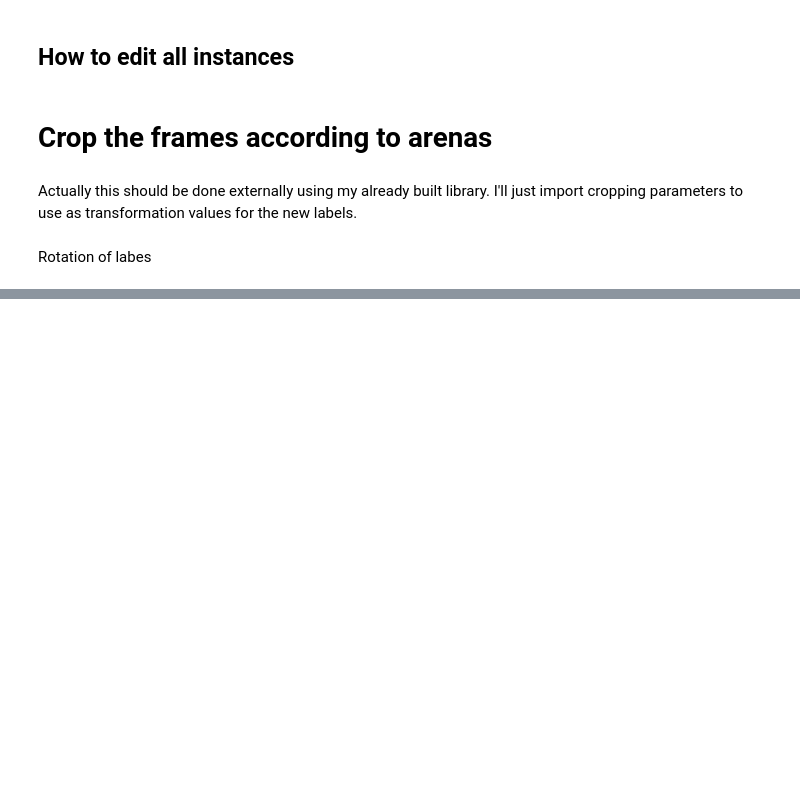
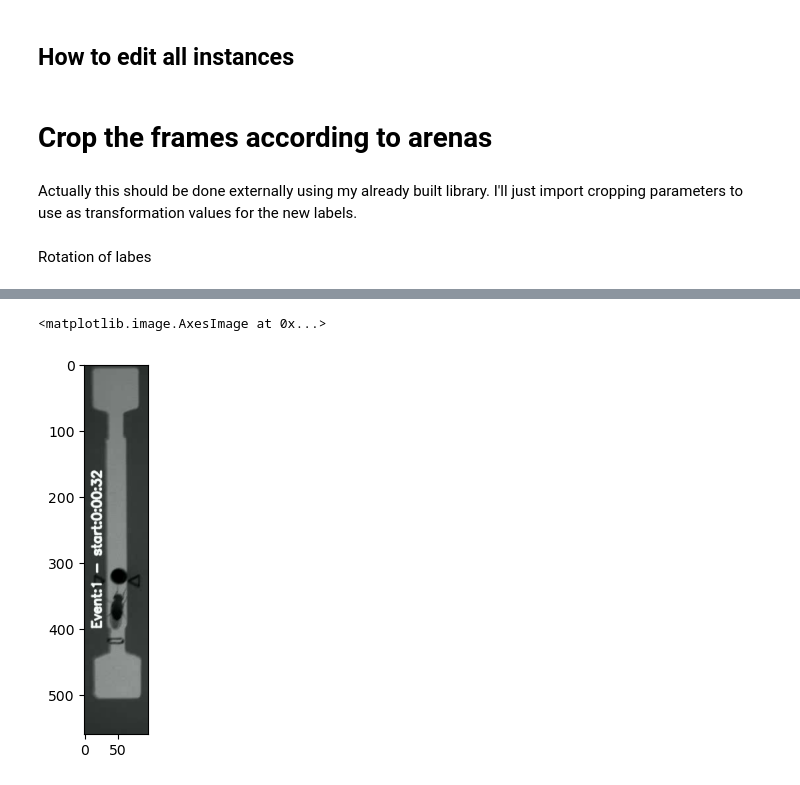
Before and after one commit to NeLy-EPFL/utils_behavior, a Jupyter notebook: Sleap_utils/sleap_datasets.ipynb, the cells around one changed output, grey strips where cells are left out. Saved outputs shown, nothing was run; the diff lists cells and outputs as text; code cells hidden in the pictures; blank space fills up the shorter version.

```diff
--- a/Sleap_utils/sleap_datasets.ipynb
+++ b/Sleap_utils/sleap_datasets.ipynb
@@ -451,0 +473,4 @@ for i in range(len(frame0.instances)):
+# %%
+labels = sleap.Labels.load_file(
+    "/mnt/upramdya_data/_Tracking_models/Sleap/mazerecorder/FlyTracking/FullBody/FullBody_labels_1.v001.slp"
+)
@@ -451,0 +479,4 @@ for i in range(len(frame0.instances)):
+# %%
+List = [labels.videos[i].filename for i in range(9,len(labels.videos))]
+
+List
@@ -451,0 +493,16 @@ for i in range(len(frame0.instances)):
+# %%
+# Get the first video, load it and display the first frame rotated by 270 degrees
+
+exvid = List[0]
+
+# Load the first frame from the video
+cap = cv2.VideoCapture(exvid)
+ret, frame = cap.read()
+
+# Rotate the frame by 270 degrees
+frame_rot = cv2.rotate(frame, cv2.ROTATE_90_COUNTERCLOCKWISE)
+
+plt.imshow(frame_rot)
+# %% [output]
+<matplotlib.image.AxesImage at 0x...>
+[figure, added]
```
Also changed, not shown: parts of 12 cells of this notebook, 1 other file.
